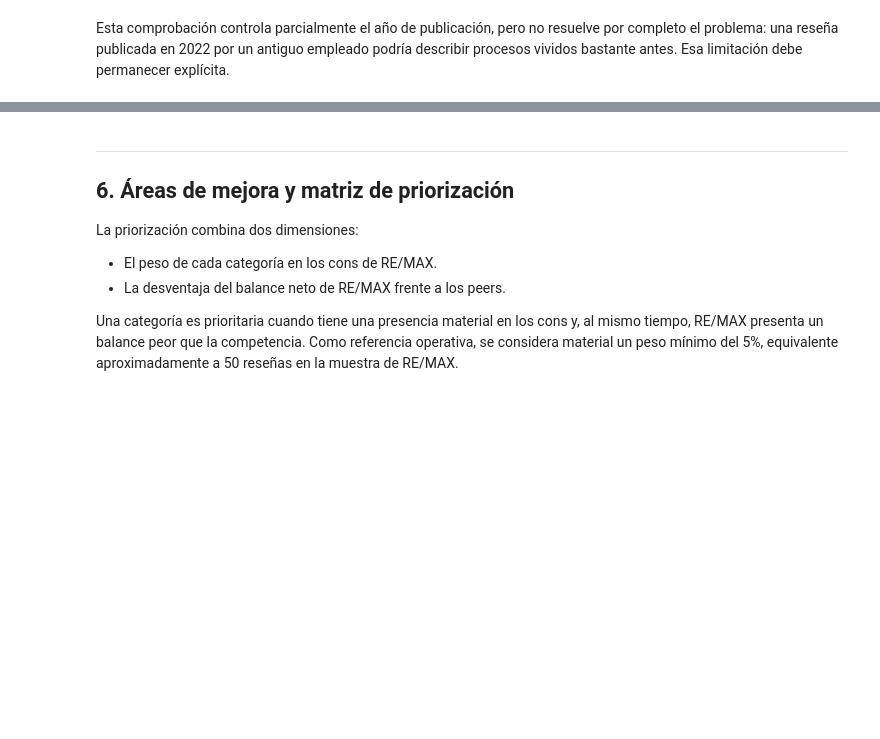
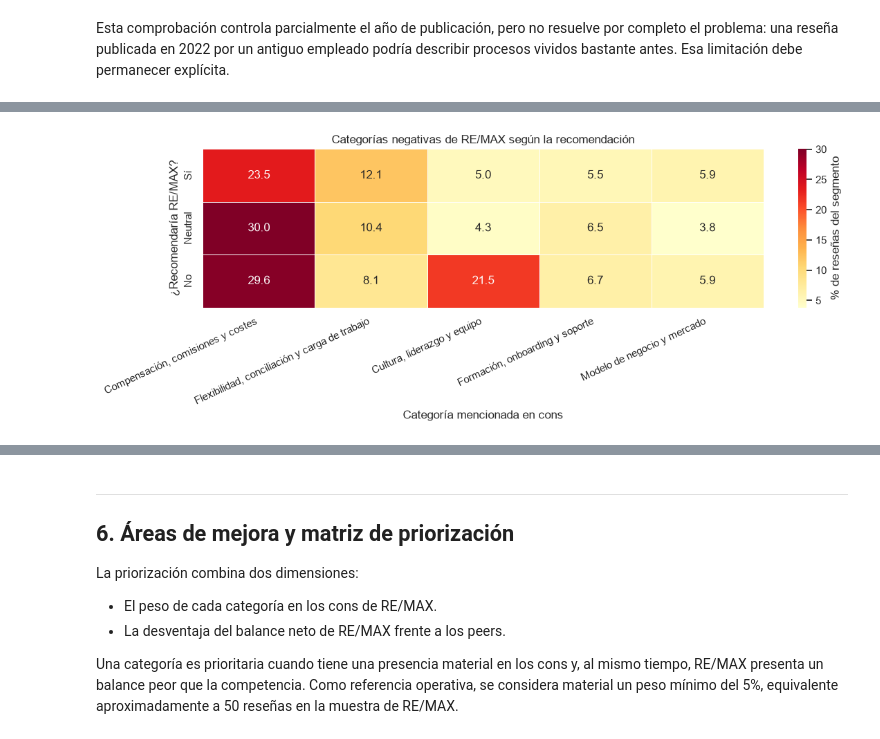
Before and after one commit to JOBdeini/remax-glassdoor-nlp-analysis, a Jupyter notebook: notebooks/analisis_remax_glassdoor.ipynb, the cells around one changed output, grey strips where cells are left out. Cells and saved outputs as stored; diff of their text form; code cells hidden in the pictures; blank space fills up the shorter version.

```diff
--- a/notebooks/analisis_remax_glassdoor.ipynb
+++ b/notebooks/analisis_remax_glassdoor.ipynb
@@ -2119,0 +2564,36 @@ Esta comprobación controla parcialmente el año de publicación, pero no resuel
+# %%
+# Mapa de calor de las categorías negativas por recomendación
+
+datos_heatmap_recomendacion = categorias_por_recomendacion[
+    categorias_principales_recomendacion
+]
+
+fig, ax = plt.subplots(figsize=(12, 4.5))
+
+sns.heatmap(
+    datos_heatmap_recomendacion,
+    annot=True,
+    fmt='.1f',
+    cmap='YlOrRd',
+    linewidths=0.5,
+    cbar_kws={'label': '% de reseñas del segmento'},
+    ax=ax,
+)
+
+ax.set(
+    title='Categorías negativas de RE/MAX según la recomendación',
+    xlabel='Categoría mencionada en cons',
+    ylabel='¿Recomendaría RE/MAX?',
+)
+plt.xticks(rotation=25, ha='right')
+plt.tight_layout()
+
+fig.savefig(
+    IMAGES_DIR / 'segmentacion_cons_por_recomendacion_remax.png',
+    dpi=160,
+    bbox_inches='tight',
+)
+
+plt.show()
+# %% [output]
+[figure, added]
```
Also changed, not shown: parts of 18 cells of this notebook, 9 other files.
